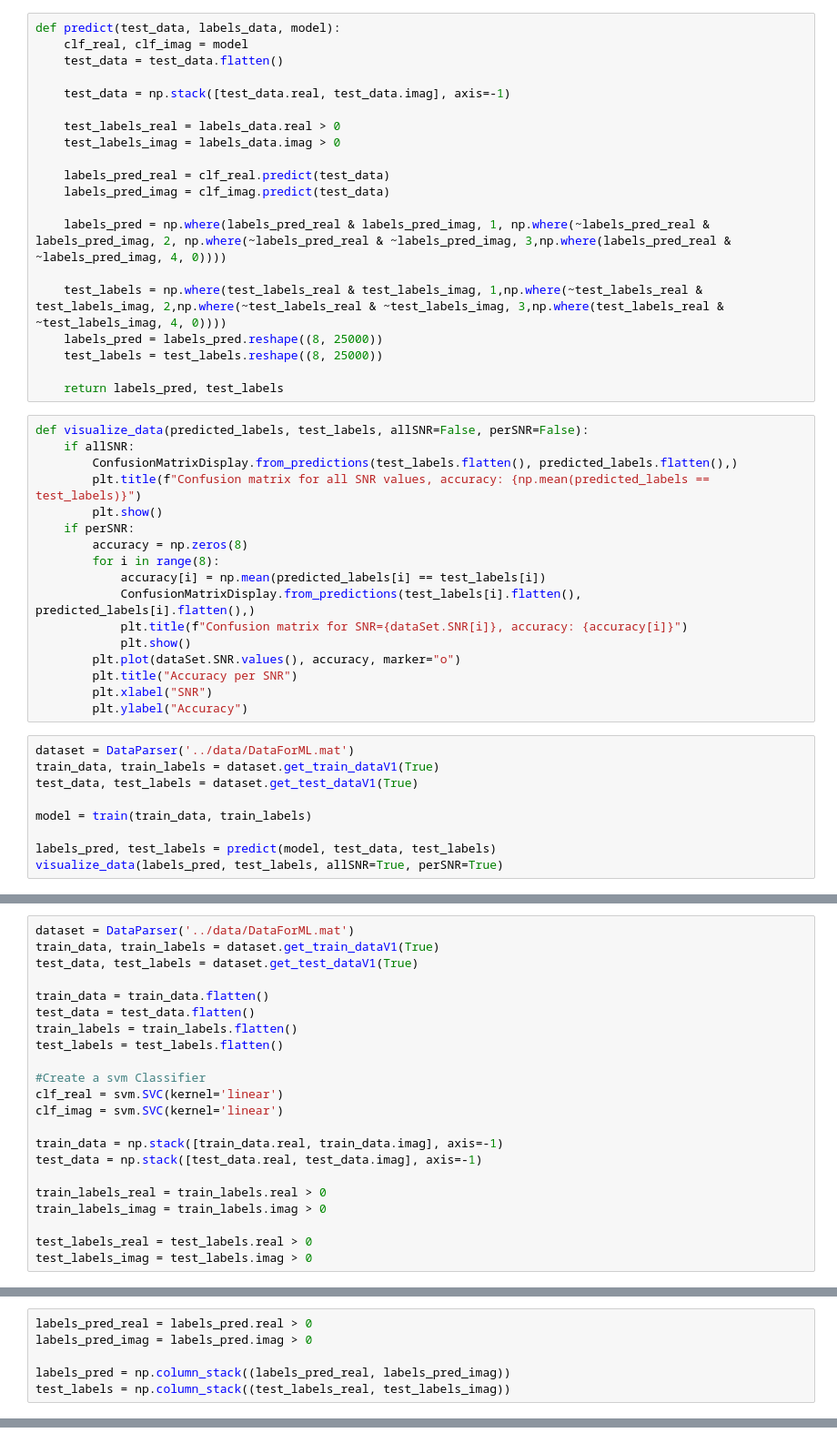
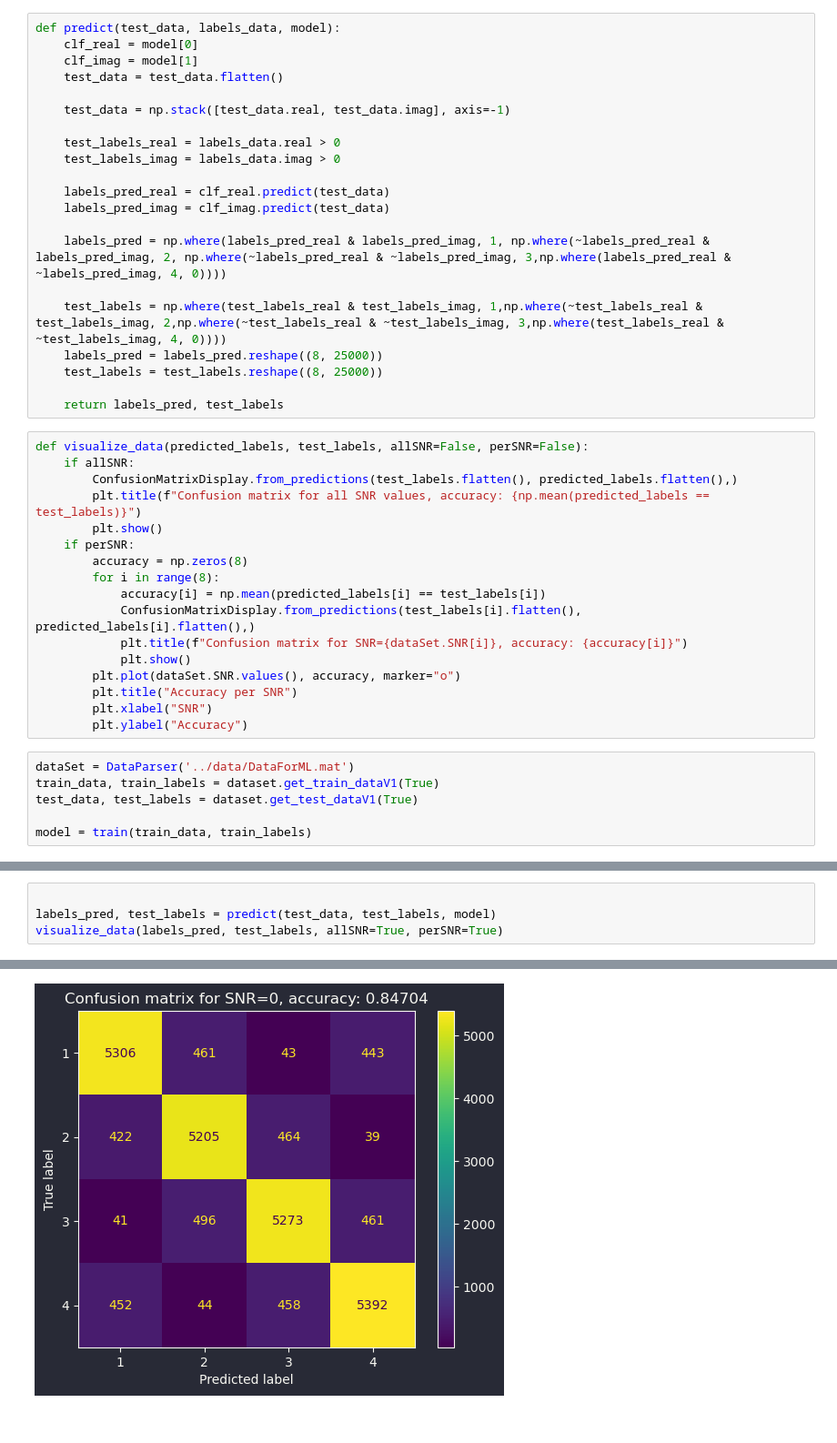
Before and after one commit to MatejaStojkovic/OTE_ETF_2023_project, a Jupyter notebook: src/Support_Vector_Machine.ipynb, the cells around one changed output, grey strips where cells are left out. Shown at 91% size. Saved outputs shown, nothing was run; the diff lists cells and outputs as text.

```diff
--- a/src/Support_Vector_Machine.ipynb
+++ b/src/Support_Vector_Machine.ipynb
@@ -31,7 +31,8 @@ def train(train_data, train_labels):
     return (clf_real, clf_imag)
 # %%
 def predict(test_data, labels_data, model):
-    clf_real, clf_imag = model
+    clf_real = model[0]
+    clf_imag = model[1]
     test_data = test_data.flatten()
 
     test_data = np.stack([test_data.real, test_data.imag], axis=-1)
@@ -67,11 +68,8 @@ def visualize_data(predicted_labels, test_labels, allSNR=False, perSNR=False):
         plt.xlabel("SNR")
         plt.ylabel("Accuracy")
 # %%
-dataset = DataParser('../data/DataForML.mat')
+dataSet = DataParser('../data/DataForML.mat')
 train_data, train_labels = dataset.get_train_dataV1(True)
 test_data, test_labels = dataset.get_test_dataV1(True)
 
 model = train(train_data, train_labels)
-
-labels_pred, test_labels = predict(model, test_data, test_labels)
-visualize_data(labels_pred, test_labels, allSNR=True, perSNR=True)
@@ -80,22 +75,0 @@ ValueError: y should be a 1d array, got an array of shape (8, 20000) instead.
-# %%
-dataset = DataParser('../data/DataForML.mat')
-train_data, train_labels = dataset.get_train_dataV1(True)
-test_data, test_labels = dataset.get_test_dataV1(True)
-
-train_data = train_data.flatten()
-test_data = test_data.flatten()
-train_labels = train_labels.flatten()
-test_labels = test_labels.flatten()
-
-#Create a svm Classifier
-clf_real = svm.SVC(kernel='linear')
-clf_imag = svm.SVC(kernel='linear')
-
-train_data = np.stack([train_data.real, train_data.imag], axis=-1)
-test_data = np.stack([test_data.real, test_data.imag], axis=-1)
-
-train_labels_real = train_labels.real > 0
-train_labels_imag = train_labels.imag > 0
-
-test_labels_real = test_labels.real > 0
-test_labels_imag = test_labels.imag > 0
@@ -109,6 +76,5 @@ labels_pred = clf_real.predict(test_data) + 1j*clf_imag.predict(test_data)
-# %%
-labels_pred_real = labels_pred.real > 0
-labels_pred_imag = labels_pred.imag > 0
-
-labels_pred = np.column_stack((labels_pred_real, labels_pred_imag))
-test_labels = np.column_stack((test_labels_real, test_labels_imag))
+# %%
+
+labels_pred, test_labels = predict(test_data, test_labels, model)
+visualize_data(labels_pred, test_labels, allSNR=True, perSNR=True)
+# %% [output]
@@ -114,0 +82 @@ test_labels = np.column_stack((test_labels_real, test_labels_imag))
+[figure, added]
```
Also changed, not shown: parts of 11 cells of this notebook.
